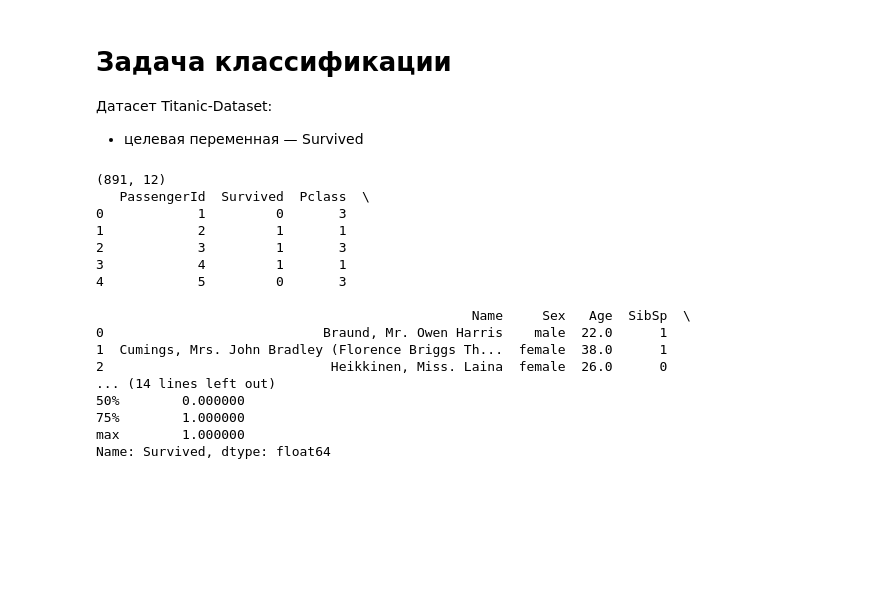
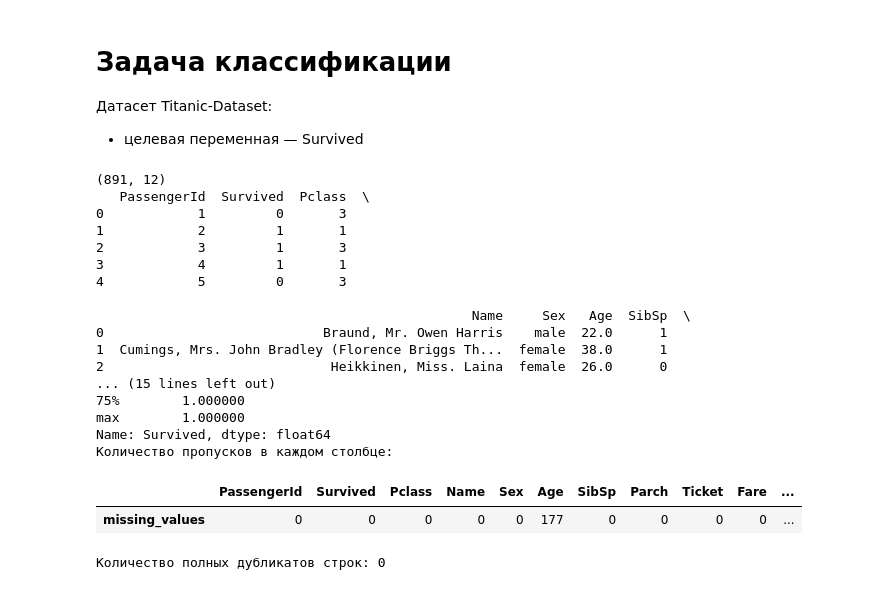
Before and after one commit to CerN04/ml_course_mai, a Jupyter notebook: classification/lab2_ml.ipynb, the cells around one changed output. Drawn from its saved outputs; the diff is of its cells as text; code cells hidden in the pictures; blank space fills up the shorter version.

```diff
--- a/classification/lab2_ml.ipynb
+++ b/classification/lab2_ml.ipynb
@@ -22,33 +22,40 @@ df = kagglehub.dataset_load(
   file_path,
   # Provide any additional arguments like
   # sql_query or pandas_kwargs. See the
   # documenation for more information:
   # https://github.com/Kaggle/kagglehub/blob/main/README.md#kaggledatasetadapterpandas
 )
 
 
 pd.set_option("display.max_columns", None)
 pd.set_option("display.width", None)
 
 print(df.shape)
 print(df.head())
 print(df["Survived"].describe())
+
+print("Количество пропусков в каждом столбце:")
+display(df.isna().sum().to_frame(name="missing_values").T)
+print(f"Количество полных дубликатов строк: {df.duplicated().sum()}")
 # %% [output]
 (891, 12)
    PassengerId  Survived  Pclass  \
 0            1         0       3
 1            2         1       1
 2            3         1       3
 3            4         1       1
 4            5         0       3
 
                                                 Name     Sex   Age  SibSp  \
 0                            Braund, Mr. Owen Harris    male  22.0      1
 1  Cumings, Mrs. John Bradley (Florence Briggs Th...  female  38.0      1
 2                             Heikkinen, Miss. Laina  female  26.0      0
-... (14 lines left out)
-50%        0.000000
+... (15 lines left out)
 75%        1.000000
 max        1.000000
 Name: Survived, dtype: float64
+Количество пропусков в каждом столбце:
+|  | PassengerId | Survived | Pclass | Name | Sex | Age | SibSp | Parch | Ticket | Fare | ... |
+| missing_values | 0 | 0 | 0 | 0 | 0 | 177 | 0 | 0 | 0 | 0 | ... |
+Количество полных дубликатов строк: 0
 # %% [markdown]
```
Also changed, not shown: parts of 5 cells of this notebook.
